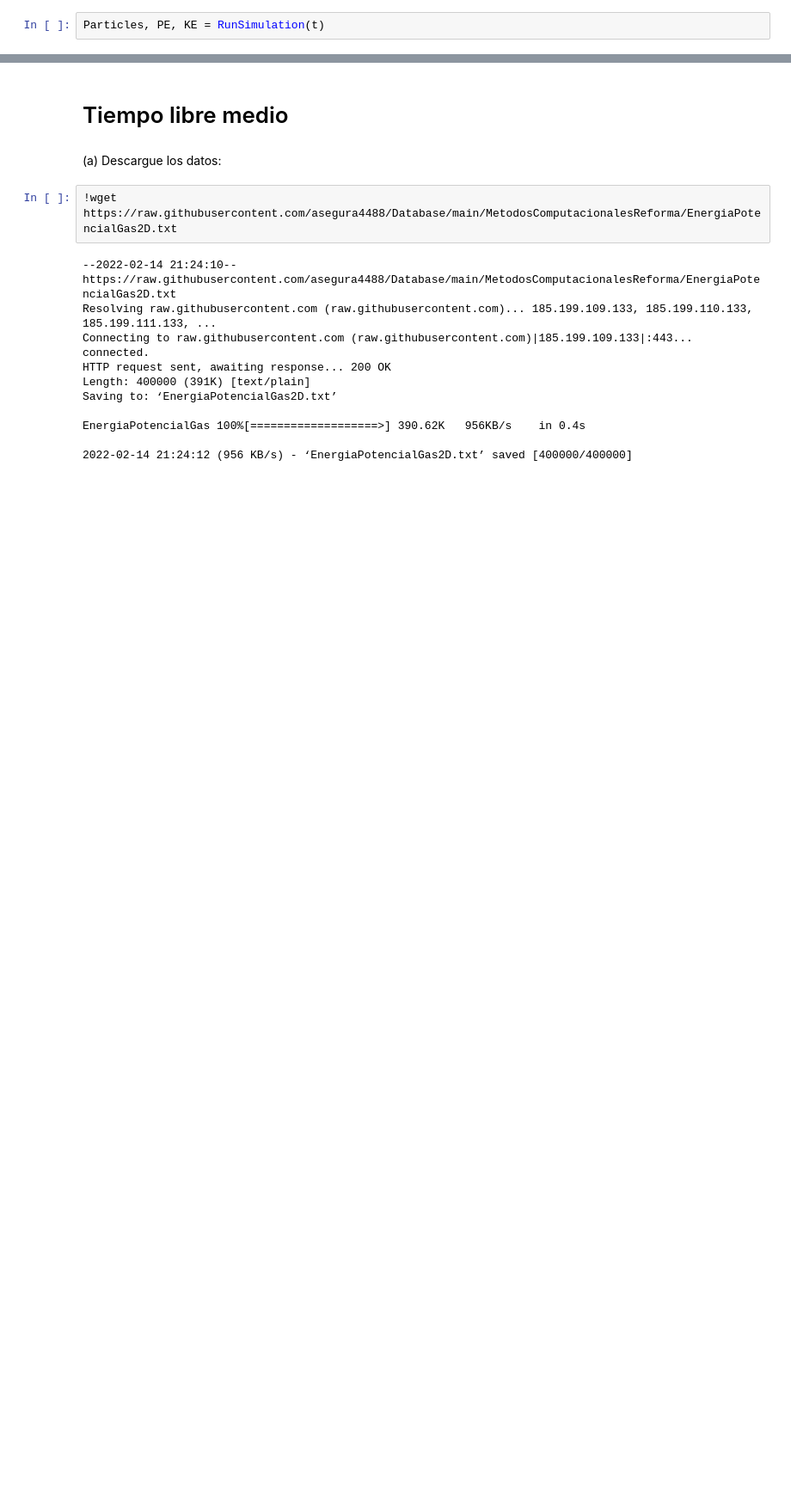
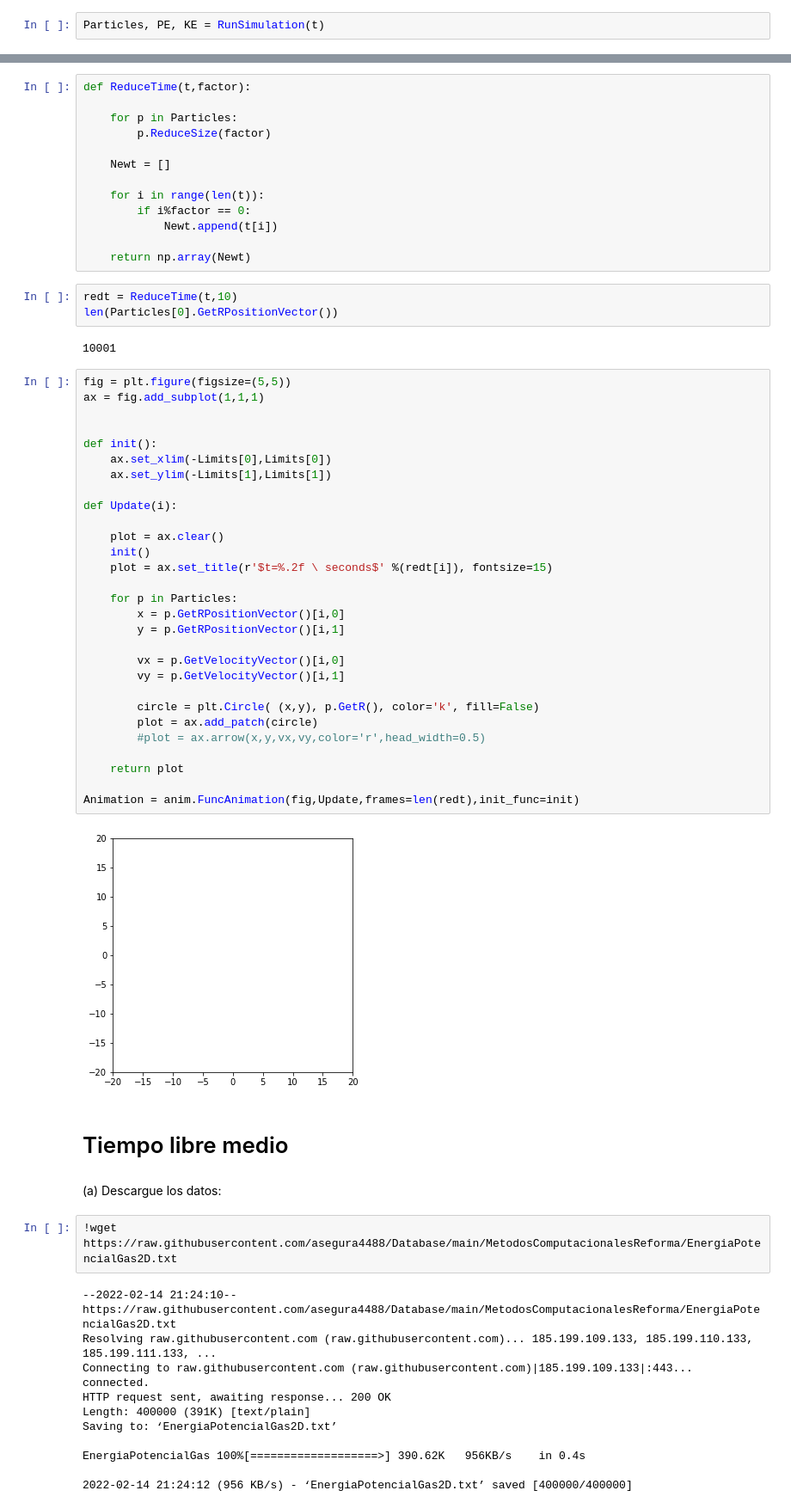
Before and after one commit to juanpablosalas/DanielDoradoJuanPabloSalas, a Jupyter notebook: Semana3/Semana3_DanielDorado_JuanPabloSalas.ipynb, the cells around one changed output, grey strips where cells are left out. Shown at 86% size. Cells and saved outputs as stored; diff of their text form; blank space fills up the shorter version.

```diff
--- a/Semana3/Semana3_DanielDorado_JuanPabloSalas.ipynb
+++ b/Semana3/Semana3_DanielDorado_JuanPabloSalas.ipynb
@@ -171,3 +172,52 @@ plt.legend()
+# %%
+def ReduceTime(t,factor):
+
+    for p in Particles:
+        p.ReduceSize(factor)
+
+    Newt = []
+
+    for i in range(len(t)):
+        if i%factor == 0:
+            Newt.append(t[i])
+
+    return np.array(Newt)
+# %%
+redt = ReduceTime(t,10)
+len(Particles[0].GetRPositionVector())
+# %% [output]
+10001
+# %%
+fig = plt.figure(figsize=(5,5))
+ax = fig.add_subplot(1,1,1)
+
+
+def init():
+    ax.set_xlim(-Limits[0],Limits[0])
+    ax.set_ylim(-Limits[1],Limits[1])
+
+def Update(i):
+
+    plot = ax.clear()
+    init()
+    plot = ax.set_title(r'$t=%.2f \ seconds$' %(redt[i]), fontsize=15)
+
+    for p in Particles:
+        x = p.GetRPositionVector()[i,0]
+        y = p.GetRPositionVector()[i,1]
+
+        vx = p.GetVelocityVector()[i,0]
+        vy = p.GetVelocityVector()[i,1]
+
+        circle = plt.Circle( (x,y), p.GetR(), color='k', fill=False)
+        plot = ax.add_patch(circle)
+        #plot = ax.arrow(x,y,vx,vy,color='r',head_width=0.5)
+
+    return plot
+
+Animation = anim.FuncAnimation(fig,Update,frames=len(redt),init_func=init)
+# %% [output]
+[figure, added]
 # %% [markdown]
 # Tiempo libre medio
 # %% [markdown]
```
Also changed, not shown: parts of 5 cells of this notebook.
